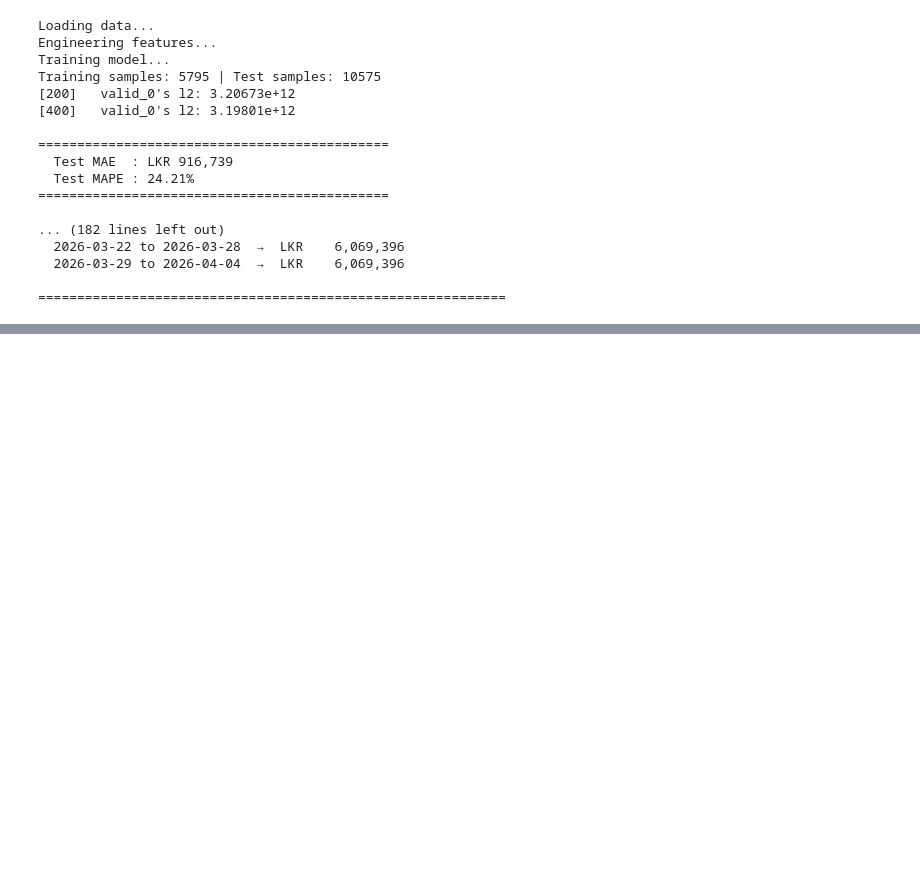
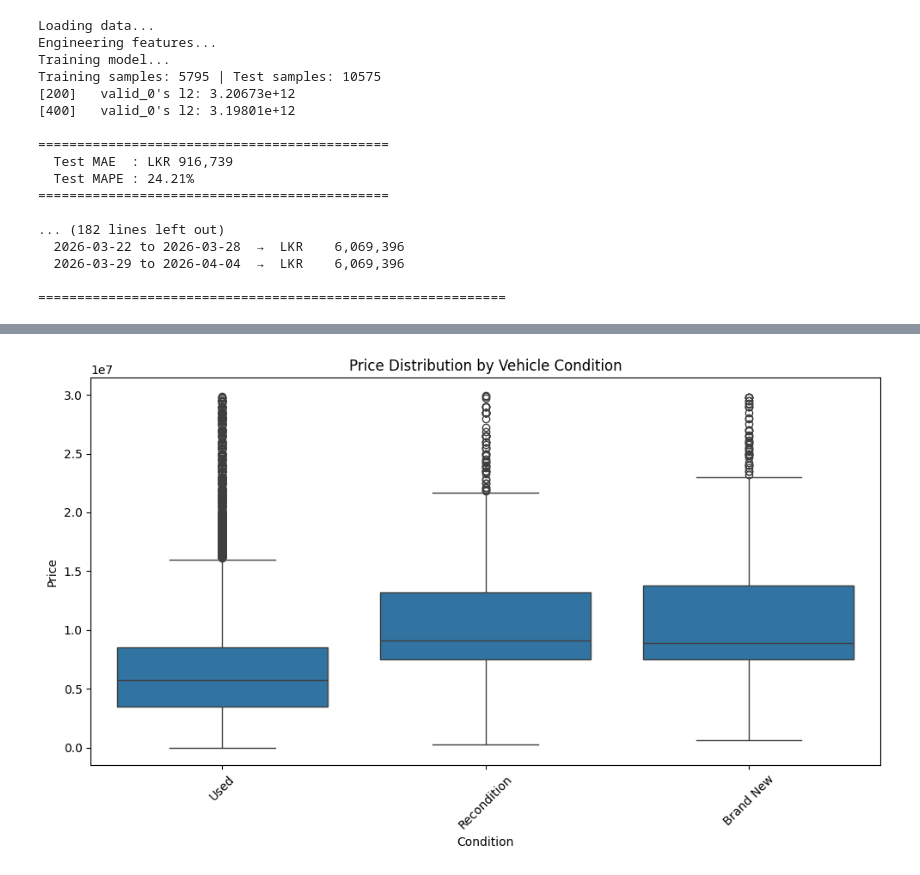
Before and after one commit to akila20040720/autoinsightcs70, a Jupyter notebook: model_training/model_training.ipynb, the cells around one changed output, grey strips where cells are left out. Cells and saved outputs as stored; diff of their text form; code cells hidden in the pictures; blank space fills up the shorter version.

Commit message:
feat: Add condition classification and visualization charts

```diff
--- a/model_training/model_training.ipynb
+++ b/model_training/model_training.ipynb
@@ -535,3 +535,96 @@ Training samples: 5795 | Test samples: 10575
   2026-03-29 to 2026-04-04  →  LKR    6,069,396
 
 ============================================================
+# %%
+# Data Quality Checks - Using URL for Duplicate Detection
+import matplotlib.pyplot as plt
+import seaborn as sns
+import pandas as pd
+
+# Load dataset
+data1 = pd.read_csv(r'C:\Users\Pc\Documents\GitHub\autoinsightcs70\model_training\dataset_with_condition.csv')
+
+print("="*70)
+print("DUPLICATE DETECTION USING URLs")
+print("="*70)
+
+# Check if URL column exists
+url_columns = [col for col in data1.columns if 'url' in col.lower()]
+
+if url_columns:
+    url_col = url_columns[0]  # Use the first URL column found
+    print(f"\nUsing column: '{url_col}' for duplicate detection")
+
+    # Check for duplicate URLs (exact same listing)
+    url_duplicates = data1[data1.duplicated(subset=[url_col], keep=False)]
+
+    print(f"\n{'='*70}")
+    print("SUMMARY")
+    print(f"{'='*70}")
+    print(f"Total records: {len(data1)}")
+    print(f"Unique URLs: {data1[url_col].nunique()}")
+    print(f"Duplicate URL entries found: {len(url_duplicates)}")
+    print(f"{'='*70}")
+
+    if len(url_duplicates) > 0:
+        print(f"\n WARNING: {len(url_duplicates)} duplicate URLs found!")
+        print("\nSample duplicate URLs (first 10):")
+        print(url_duplicates[[url_col, 'Make', 'Model', 'Year', 'Price']].head(10).to_string(index=False))
+    else:
+        print("\n No duplicate URLs found! Dataset is clean.")
+
+    # Remove URL duplicates for visualizations
+    data1 = data1.drop_duplicates(subset=[url_col], keep='first')
+
+else:
+    print("\n WARNING: No URL column found in dataset!")
+    print(f"Available columns: {data1.columns.tolist()}")
+
+# Visualizations using cleaned data
+print(f"\n{'='*70}")
+print("GENERATING VISUALIZATIONS")
+print(f"{'='*70}")
+
+# Price distribution by condition
+plt.figure(figsize=(10, 6))
+sns.boxplot(data=data1, x='Condition', y='Price')
+plt.title('Price Distribution by Vehicle Condition')
+plt.xticks(rotation=45)
+plt.tight_layout() #automatically adjusts the padding to prevent overlap
+plt.savefig('price_by_condition.png')
+plt.show()
+print("Saved: price_by_condition.png")
+
+# Mileage vs Price correlation by condition
+plt.figure(figsize=(12, 6))
+for condition in data1['Condition'].unique():
+    subset = data1[data1['Condition'] == condition]
+    plt.scatter(subset['Milleage'], subset['Price'], label=condition, alpha=0.5)
+plt.xlabel('Mileage')
+plt.ylabel('Price (LKR)')
+plt.legend() #this command automatically creates the color key based on the labels provided in the scatter plot
+plt.title('Mileage vs Price by Condition')
+plt.tight_layout()
+plt.savefig('mileage_vs_price.png')
+plt.show()
+print("Saved: mileage_vs_price.png")
+
+# Additional: Listings per condition
+plt.figure(figsize=(10, 6))
+condition_counts = data1['Condition'].value_counts()
+plt.bar(condition_counts.index, condition_counts.values, color=['#2ecc71', '#3498db', '#e74c3c', '#95a5a6'])
+plt.title('Number of Listings by Condition')
+plt.xlabel('Condition')
+plt.ylabel('Count')
+plt.xticks(rotation=45)
+for i, v in enumerate(condition_counts.values):
+    plt.text(i, v + 50, str(v), ha='center', va='bottom', fontweight='bold')
+plt.tight_layout()
+plt.savefig('listings_by_condition.png')
+plt.show()
+print("Saved: listings_by_condition.png")
+
+print(f"\n{'='*70}")
+print(" Data quality checks complete!")
+print(f"{'='*70}")
+# %% [output]
@@ -537,0 +650 @@ Training samples: 5795 | Test samples: 10575
+[figure, added]
```
Also changed, not shown: parts of 1 cell of this notebook, 3 other files.
